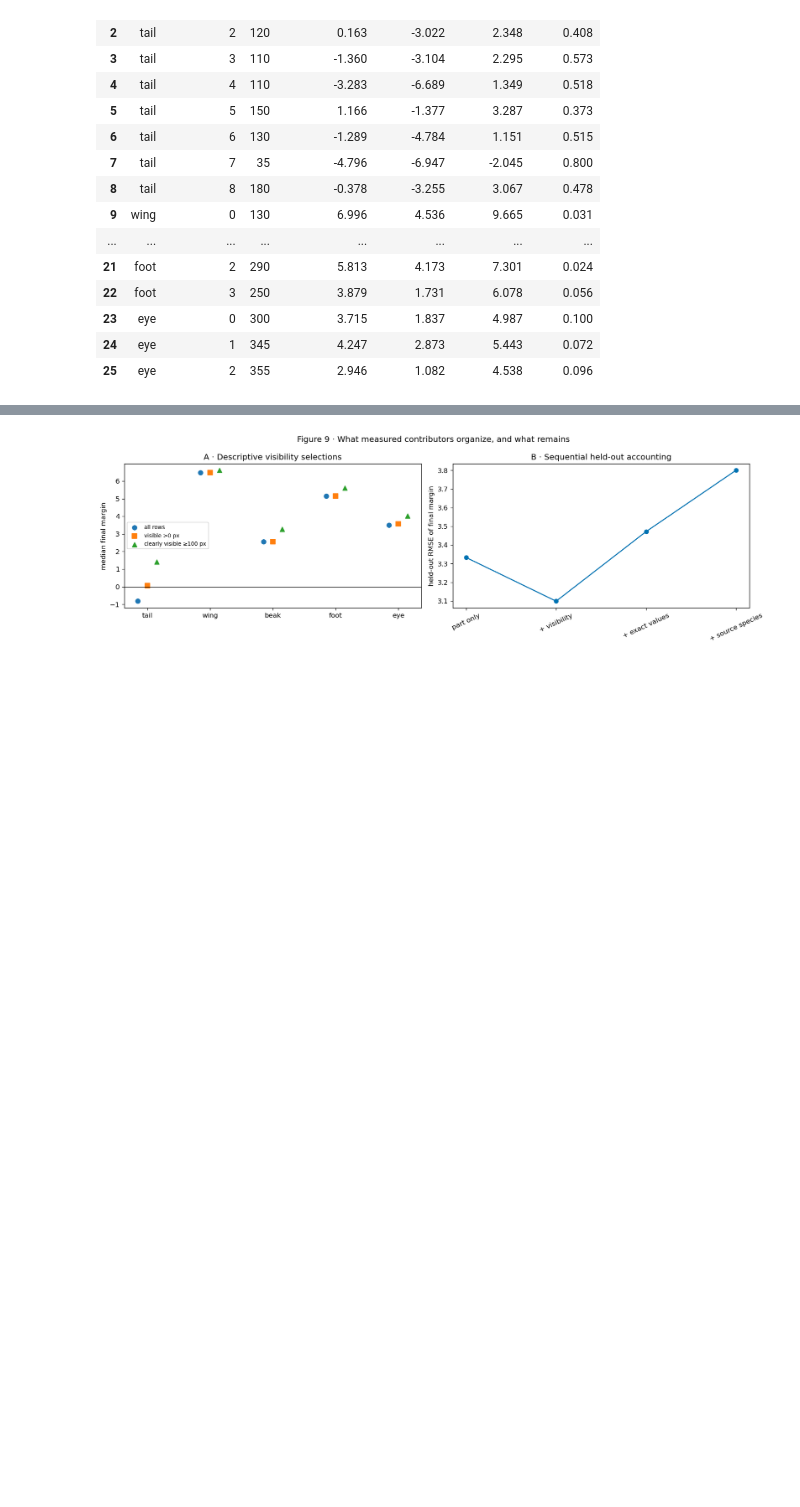
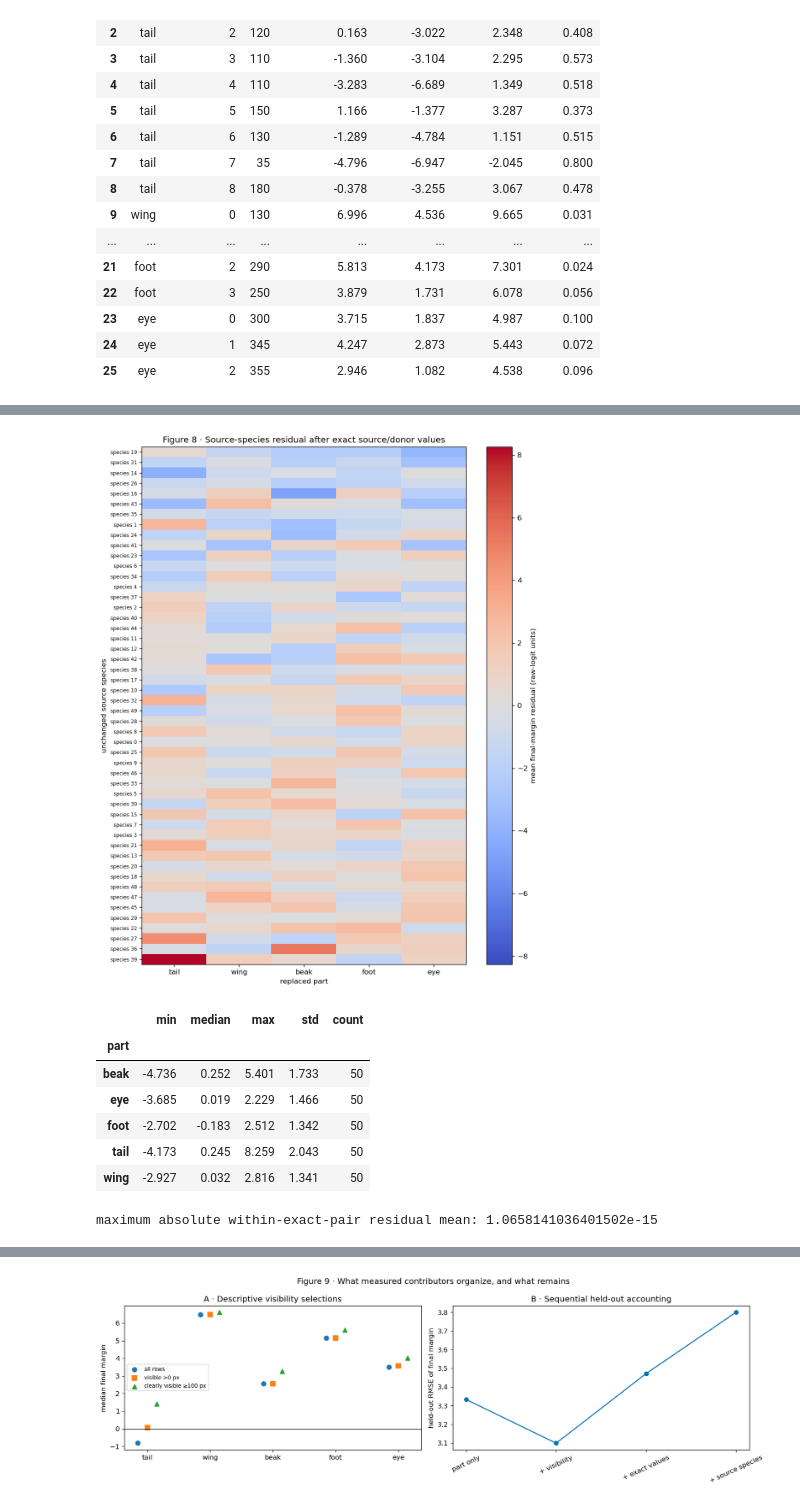
Before and after one commit to chinmayi-r/CBM-Concept-Backwash, a Jupyter notebook: curated/notebooks/02_funnybirds_cbm.ipynb, the cells around one changed output, grey strips where cells are left out. Saved outputs shown, nothing was run; the diff lists cells and outputs as text; code cells hidden in the pictures; blank space fills up the shorter version.

```diff
--- a/curated/notebooks/02_funnybirds_cbm.ipynb
+++ b/curated/notebooks/02_funnybirds_cbm.ipynb
@@ -1417,0 +1483,31 @@ is improvement; RMSE 10 to 11 is not.
+# %%
+# ALT: Heatmap preserving source-species identity across parts after subtracting each exact source/donor value-pair mean.
+R=S.copy(); R["value_pair_mean"]=R.groupby(["part","var_src","var_donor"]).margin.transform("mean")
+R["margin_after_value_pair"]=R.margin-R.value_pair_mean
+pair_zero=R.groupby(["part","var_src","var_donor"]).margin_after_value_pair.mean().abs().max()
+if pair_zero>1e-10: raise RuntimeError(f"exact-pair residual means do not close: {pair_zero}")
+SP=(R.groupby(["part","sid_src"]).agg(n=("margin","size"),residual=("margin_after_value_pair","mean"))
+      .reset_index().query("n>=5"))
+matrix=SP.pivot(index="sid_src",columns="part",values="residual").reindex(columns=ORDER)
+matrix=matrix.loc[matrix.mean(axis=1).sort_values().index]
+lim=float(np.nanmax(np.abs(matrix.to_numpy())))
+fig,ax=plt.subplots(figsize=(9,max(7,.22*len(matrix))))
+im=ax.imshow(matrix.to_numpy(),aspect="auto",cmap="coolwarm",vmin=-lim,vmax=lim)
+ax.set_xticks(np.arange(len(ORDER)),ORDER)
+ax.set_yticks(np.arange(len(matrix)),[f"species {int(x)}" for x in matrix.index],fontsize=7)
+ax.set_xlabel("replaced part"); ax.set_ylabel("unchanged source species")
+ax.set_title("Figure 8 · Source-species residual after exact source/donor values")
+cb=fig.colorbar(im,ax=ax); cb.set_label("mean final-margin residual (raw-logit units)")
+plt.tight_layout(); plt.show()
+display(SP.groupby("part").residual.agg(["min","median","max","std","count"]).round(3))
+print("maximum absolute within-exact-pair residual mean:",pair_zero)
+# %% [output]
+[figure, added]
+|  | min | median | max | std | count |
+| part |  |  |  |  |  |
+| beak | -4.736 | 0.252 | 5.401 | 1.733 | 50 |
+| eye | -3.685 | 0.019 | 2.229 | 1.466 | 50 |
+| foot | -2.702 | -0.183 | 2.512 | 1.342 | 50 |
+| tail | -4.173 | 0.245 | 8.259 | 2.043 | 50 |
+| wing | -2.927 | 0.032 | 2.816 | 1.341 | 50 |
+maximum absolute within-exact-pair residual mean: 1.0658141036401502e-15
```
Also changed, not shown: parts of 60 cells of this notebook, 1 other file.
